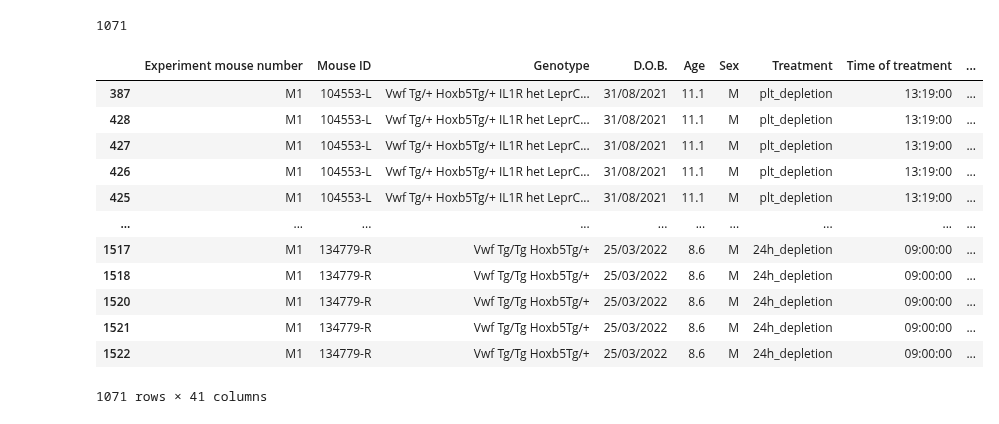
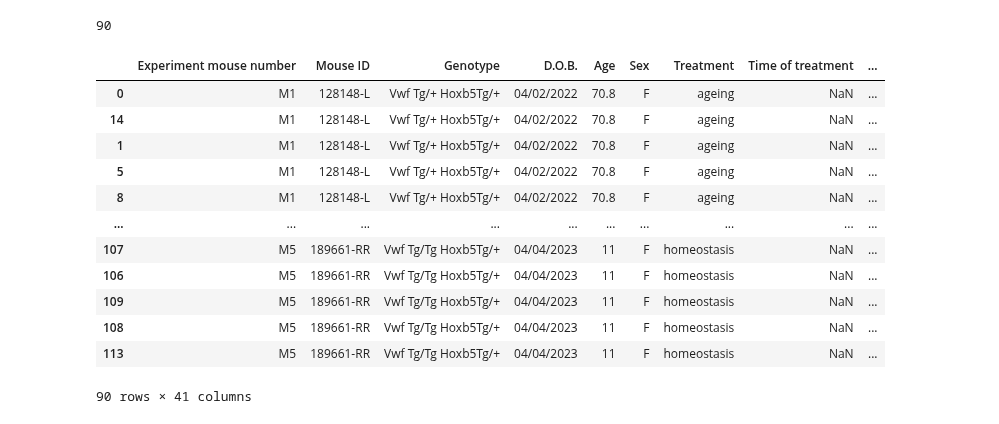
Before and after one commit to Mas515/Image_analysis, a Jupyter notebook: CZI_metadata_processing/Metadata_plotting.ipynb, the cells around one changed output. Cells and saved outputs as stored; diff of their text form; code cells hidden in the pictures.

```diff
--- a/CZI_metadata_processing/Metadata_plotting.ipynb
+++ b/CZI_metadata_processing/Metadata_plotting.ipynb
@@ -124,7 +138,8 @@ mice
 #changed the date format manually to short and reversed !!!!! 2022-03-04
 
 # df=pd.read_csv('/Users/secchim/Documents/221102Combined_metadata_edited.csv')
-df=pd.read_csv('/Users/secchim/Documents/230210_VWF_078_metadata_edited.csv')
+# df=pd.read_csv('/Users/secchim/Documents/230605_VWF_082_091_93_95_102_metadata_edited.csv')
+df=pd.read_csv('/Users/secchim/Documents/230630_107_109_metadata_edited.csv')
 
 #x=(df['Position_Name'][0:16])
 #df['FileID']=x
@@ -136,8 +151,9 @@ print(df['FileID'])
 merged_df=pd.merge(mice, df[:], on = 'FileID')
 
 #merged_df.to_csv('/Users/secchim/Documents/220920merged_metadata_and_mice.csv', index=False)
-merged_df.to_csv('/Users/secchim/Documents/230210_VWF_078_metadata_merged.csv')#version including old
-
+# merged_df.to_csv('/Users/secchim/Documents/230210_VWF_078_metadata_merged.csv')#version including old
+# merged_df.to_csv('/Users/secchim/Documents/230517_VWF_082_91_93_95_102_IVM_metadata_merged.csv')#version including old
+merged_df.to_csv('/Users/secchim/Documents/230630_107_109_IVM_metadata_merged.csv')#version including old
 merged_df
 
 #1501 row which does not make sense
@@ -176,6 +192,7 @@ merged_df['AcquisitionTime']=merged_df['AcquisitionTime'].str[:8]
 #merged_df['AcquisitionTime']
 
 merged_df=merged_df.drop_duplicates()
+merged_df['TrueTreatment']="none"
 
 grouped=merged_df.groupby(['Position_Name'])
 grouped #list of dataframes
@@ -191,10 +208,11 @@ for i, newdf in grouped: #new df is grouped data franes
         # if row has plt_depletion take time of treatment add acquisition time add to all rows in the group
         trmttime=newdf[newdf['Treatment']=='plt_depletion']['Time of treatment'].values[0]#numpy array, get the first value
         #if trmttime > newdf['AcquisitionTime']:
-
+        # print(trmttime, newdf['AcquisitionTime'])
         newdf['TrueTreatment']=np.where(newdf['AcquisitionTime']<trmttime, 'Thomeostasis', 'Tdepletion')
-    else:
-        newdf['TrueTreatment']="none"
+    #The line below was working but is not anymore. Now none needs to be defined before
+    # else:
+        # newdf['TrueTreatment']="none"
     dflist.append(newdf)
 xdf=pd.concat(dflist)
 
@@ -214,60 +232,64 @@ print(len(xdf))
 # xdf[~((xdf['Treatment'].str.contains("plt_depletion")) & (xdf['TrueTreatment'].str.contains("Thomeostasis")))]
 # xdf[~((xdf['Treatment'].str.contains("homeostasis")) & (xdf['TrueTreatment'].str.contains("Tdepletion")))]
 
 
-#Now creating a TrueTreatment column with the correct treatment category
-grouped=xdf.groupby(['Position_Name'])
-grouped #list of dataframes
+# #Now creating a TrueTreatment column with the correct treatment category
+# grouped=xdf.groupby(['Position_Name'])
+# grouped #list of dataframes
 
-dflist=[]
+# dflist=[]
 
-for i, newdf in grouped: #new df is grouped data franes
-   # print(i,df)
-    if newdf.shape[0]>1:
-        print(newdf.shape)
-
-        #if row has plt_depletion take time of treatment add acquisition time add to all rows in the group
-        trmttime=newdf[newdf['Treatment']=='plt_depletion']['Time of treatment'].values[0]#numpy array, get the first value
-        #if trmttime > newdf['AcquisitionTime']:
-        newdf['TrueTreatment']=np.where(newdf['AcquisitionTime']<trmttime, 'Thomeostasis', 'Tdepletion')
-    else:
-        newdf['TrueTreatment']="none"
-    dflist.append(newdf)
-xdf=pd.concat(dflist)
+# for i, newdf in grouped: #new df is grouped data franes
+#    # print(i,df)
+#     if newdf.shape[0]>1:
+#         # print(newdf.shape)
+#         #if row has plt_depletion take time of treatment add acquisition time add to all rows in the group
+#         trmttime=newdf[newdf['Treatment']=='plt_depletion']['Time of treatment'].values[0]#numpy array, get the first value
+#         #if trmttime > newdf['AcquisitionTime']:
+#         #THIS LINE BELOW WAS WORKING
+#         if trmttime < newdf['AcquisitionTime'].values[0]:
+#             print('Tdep')
+#         newdf['TrueTreatment']=np.where(newdf['AcquisitionTime']<trmttime, 'Thomeostasis', 'Tdepletion')
+#         # newdf['TrueTreatment']=np.where(newdf['AcquisitionTime']>trmttime, 'Tdepletion', 'Thomeostasis')
+#     else:
+#         newdf['TrueTreatment']="none"
+#     dflist.append(newdf)
+# xdf=pd.concat(dflist)
 
 
 xdf.drop_duplicates()
 xdf['BatchID']=xdf['Experiment']+'_'+xdf['Experiment mouse number']
 #EXPORT
 # xdf.to_csv('/Users/secchim/Documents/221103merged_metadata_and_mice.csv', index=False)
 # xdf=pd.read_csv('/Users/secchim/Documents/230210_VWF_078_metadata_merged.csv')
+xdf.to_csv('/Users/secchim/Documents/230712merged_metadata_and_mice.csv', index=False)
 
 xdf
 
 # # x=merged_ddf['Position_Name'].to_list()
 # # #print(x)
 
 # # for name in x:
 # #     y=merged_ddf[merged_ddf['Position_Name']==name]
 # #     if (y.shape[0])>1:
 # #         print(name)
 
 
 
 # #     else:
 # #         print('1')
 # %% [output]
-1071
+90
 |  | Experiment mouse number | Mouse ID | Genotype | D.O.B. | Age | Sex | Treatment | Time of treatment | ... |
-| 387 | M1 | 104553-L | Vwf Tg/+ Hoxb5Tg/+ IL1R het LeprC... | 31/08/2021 | 11.1 | M | plt_depletion | 13:19:00 | ... |
-| 428 | M1 | 104553-L | Vwf Tg/+ Hoxb5Tg/+ IL1R het LeprC... | 31/08/2021 | 11.1 | M | plt_depletion | 13:19:00 | ... |
-| 427 | M1 | 104553-L | Vwf Tg/+ Hoxb5Tg/+ IL1R het LeprC... | 31/08/2021 | 11.1 | M | plt_depletion | 13:19:00 | ... |
-| 426 | M1 | 104553-L | Vwf Tg/+ Hoxb5Tg/+ IL1R het LeprC... | 31/08/2021 | 11.1 | M | plt_depletion | 13:19:00 | ... |
-| 425 | M1 | 104553-L | Vwf Tg/+ Hoxb5Tg/+ IL1R het LeprC... | 31/08/2021 | 11.1 | M | plt_depletion | 13:19:00 | ... |
+| 0 | M1 | 128148-L | Vwf Tg/+ Hoxb5Tg/+ | 04/02/2022 | 70.8 | F | ageing | NaN | ... |
+| 14 | M1 | 128148-L | Vwf Tg/+ Hoxb5Tg/+ | 04/02/2022 | 70.8 | F | ageing | NaN | ... |
+| 1 | M1 | 128148-L | Vwf Tg/+ Hoxb5Tg/+ | 04/02/2022 | 70.8 | F | ageing | NaN | ... |
+| 5 | M1 | 128148-L | Vwf Tg/+ Hoxb5Tg/+ | 04/02/2022 | 70.8 | F | ageing | NaN | ... |
+| 8 | M1 | 128148-L | Vwf Tg/+ Hoxb5Tg/+ | 04/02/2022 | 70.8 | F | ageing | NaN | ... |
 | ... | ... | ... | ... | ... | ... | ... | ... | ... | ... |
-| 1517 | M1 | 134779-R | Vwf Tg/Tg Hoxb5Tg/+ | 25/03/2022 | 8.6 | M | 24h_depletion | 09:00:00 | ... |
-| 1518 | M1 | 134779-R | Vwf Tg/Tg Hoxb5Tg/+ | 25/03/2022 | 8.6 | M | 24h_depletion | 09:00:00 | ... |
-| 1520 | M1 | 134779-R | Vwf Tg/Tg Hoxb5Tg/+ | 25/03/2022 | 8.6 | M | 24h_depletion | 09:00:00 | ... |
-| 1521 | M1 | 134779-R | Vwf Tg/Tg Hoxb5Tg/+ | 25/03/2022 | 8.6 | M | 24h_depletion | 09:00:00 | ... |
-| 1522 | M1 | 134779-R | Vwf Tg/Tg Hoxb5Tg/+ | 25/03/2022 | 8.6 | M | 24h_depletion | 09:00:00 | ... |
+| 107 | M5 | 189661-RR | Vwf Tg/Tg Hoxb5Tg/+ | 04/04/2023 | 11 | F | homeostasis | NaN | ... |
+| 106 | M5 | 189661-RR | Vwf Tg/Tg Hoxb5Tg/+ | 04/04/2023 | 11 | F | homeostasis | NaN | ... |
+| 109 | M5 | 189661-RR | Vwf Tg/Tg Hoxb5Tg/+ | 04/04/2023 | 11 | F | homeostasis | NaN | ... |
+| 108 | M5 | 189661-RR | Vwf Tg/Tg Hoxb5Tg/+ | 04/04/2023 | 11 | F | homeostasis | NaN | ... |
+| 113 | M5 | 189661-RR | Vwf Tg/Tg Hoxb5Tg/+ | 04/04/2023 | 11 | F | homeostasis | NaN | ... |
-1071 rows × 41 columns
+90 rows × 41 columns
```
Also changed, not shown: parts of 12 cells of this notebook, 4 other files.
